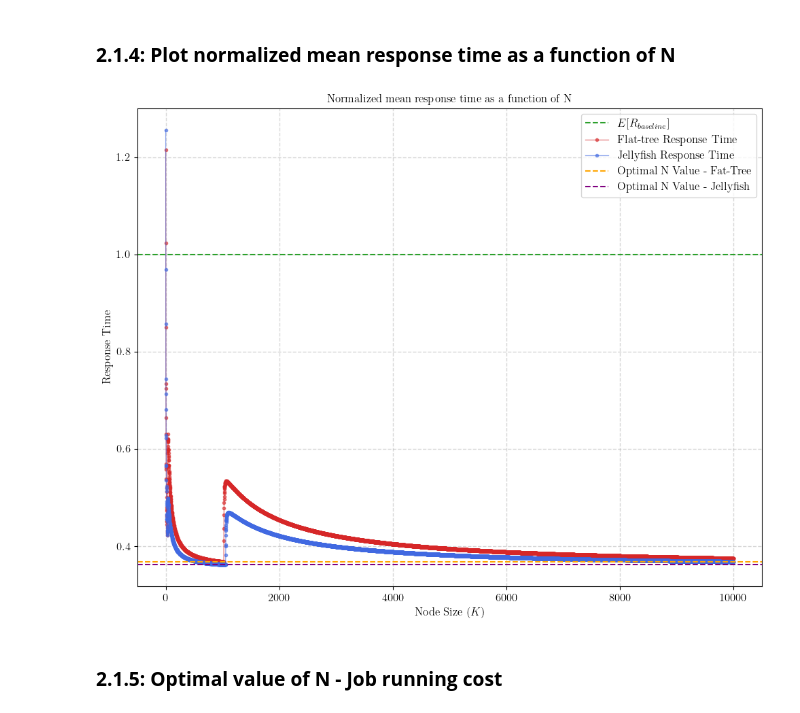
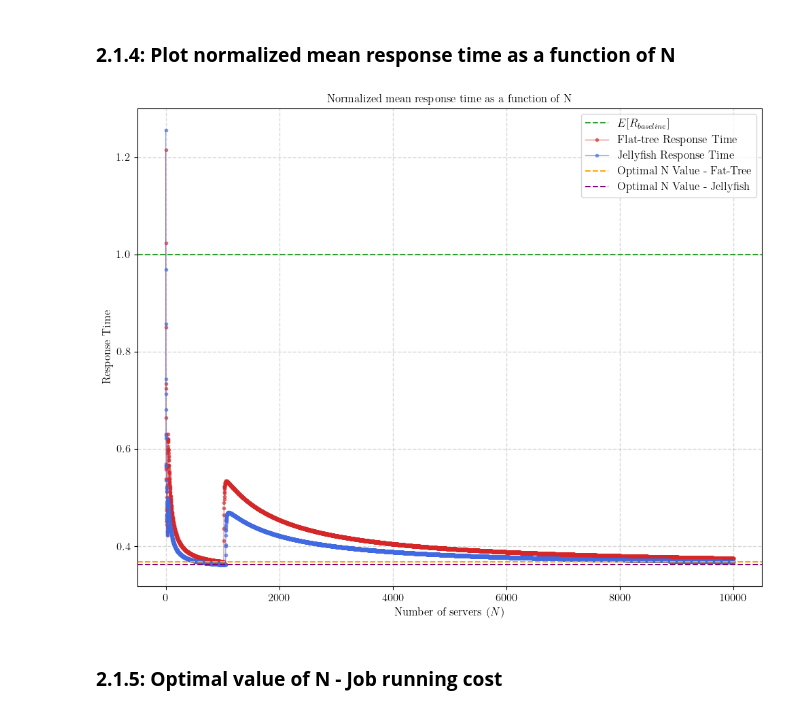
Before and after one commit to msancor/NBD-HW1, a Jupyter notebook: ch1.ipynb, the cells around one changed output. Cells and saved outputs as stored; diff of their text form; code cells hidden in the pictures.

Commit message:
Fixed images

```diff
--- a/ch1.ipynb
+++ b/ch1.ipynb
@@ -498,35 +498,35 @@ opt_value_fat_er, opt_value_jelly_er
 plt.figure(figsize=(10, 8))
 
 #Plot the R baseline
 plt.axhline(y=1, color="tab:green", linestyle="--", label='$E[R_{baseline}]$')
 
 #Plot the point for the Flat normalized value
 plt.plot(range(1,N+1), E_R_normalized, '.-', color='tab:red', linewidth=0.9, alpha=0.6, label='Flat-tree Response Time')
 
 #Plot the point for the Jellyfish normalized value
 plt.plot(range(1,N+1), E_R_jelly_normalized, '.-', color='royalblue', linewidth=0.9, alpha=0.6, label='Jellyfish Response Time')
 
 #Optimal Value
 plt.axhline(y=min(E_R_normalized), color="orange", linestyle="--", label="Optimal N Value - Fat-Tree")
 plt.axhline(y=min(E_R_jelly_normalized), color="purple", linestyle="--", label="Optimal N Value - Jellyfish")
 
 #Title, label and grid
 plt.title("Normalized mean response time as a function of N")
-plt.xlabel("Node Size ($K$)")
+plt.xlabel("Number of servers ($N$)")
 plt.ylabel("Response Time")
 plt.grid(alpha=0.5, linestyle='--', linewidth=1)
 
 #Legend
 plt.legend(loc='upper right')
 
 #Show plot
 plt.tight_layout()
 #plt.show()
 
 #Here we save the plot
 plt.savefig("plots/normalized_mean_response_time.png", dpi=300)
 # %% [output]
-[figure, old version]
+[figure, new version]
 # %% [markdown]
 ### **2.1.5: Optimal value of N - Job running cost**
 # %%
```
Also changed, not shown: parts of 1 cell of this notebook, 2 other files.
